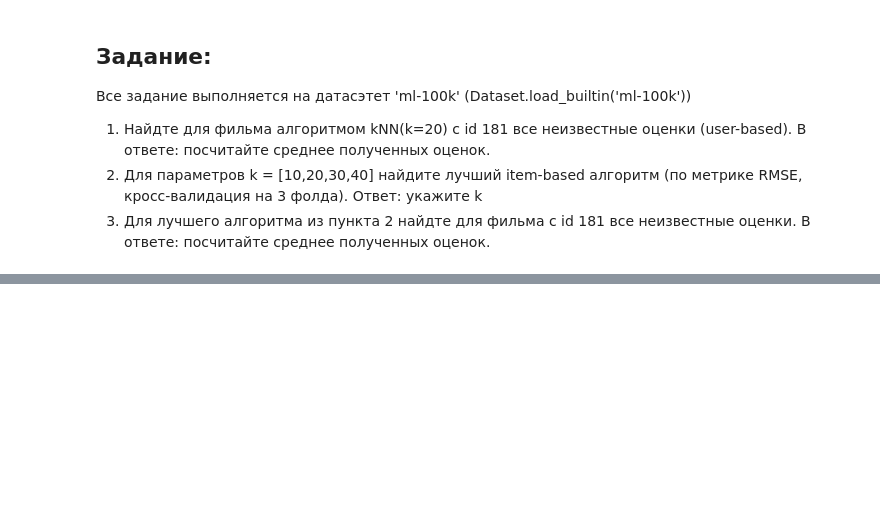
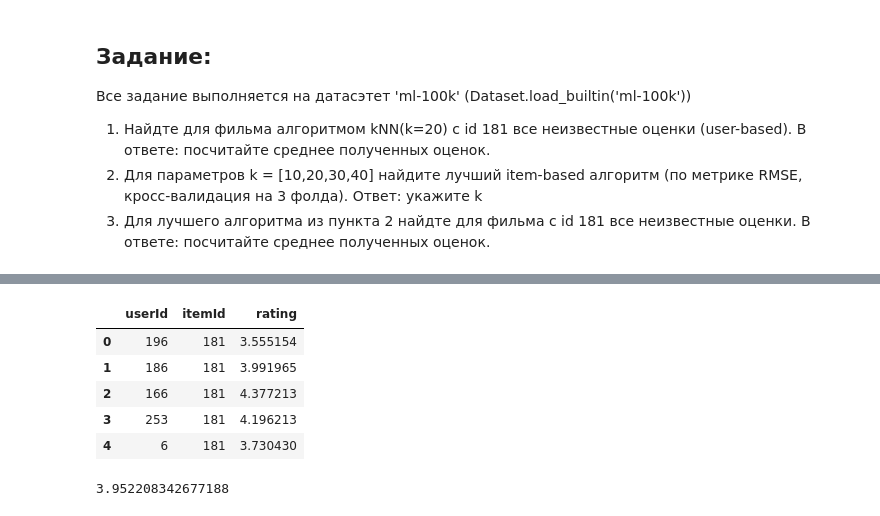
Before and after one commit to vsolodkyi/RecSystem_SkillBox, a Jupyter notebook: module_1/Skillbox_recsys_11_final.ipynb, the cells around one changed output, grey strips where cells are left out. Drawn from its saved outputs; the diff is of its cells as text; code cells hidden in the pictures; blank space fills up the shorter version.

```diff
--- a/module_1/Skillbox_recsys_11_final.ipynb
+++ b/module_1/Skillbox_recsys_11_final.ipynb
@@ -285,3 +325,11 @@ for i in [1,3,5,7,20]:
 2. Для параметров k = [10,20,30,40] найдите лучший item-based алгоритм (по метрике RMSE, кросс-валидация на 3 фолда).
 Ответ: укажите k
 3. Для лучшего алгоритма из пункта 2 найдте для фильма с id 181 все неизвестные оценки. В ответе: посчитайте среднее полученных оценок.
+# %%
+data = Dataset.load_builtin('ml-100k')#download data of films
+train = data.build_full_trainset()
+test = train.build_anti_testset()
+# %%
+sim_options = {'user_based': True }
+knn_hw1 = KNNBaseline(k=20,sim_options= sim_options, verbose=False)
+preds = knn_hw1.fit(train).test(test)
@@ -287,0 +344,20 @@ for i in [1,3,5,7,20]:
+# %%
+
+df_hw1_1 = pd.DataFrame(columns=['userId', 'itemId', 'rating'])
+# %%
+for pred in preds:
+  if int(pred.iid) == 181:
+    df_hw1_1 = df_hw1_1.append({'userId': pred.uid, 'itemId': pred.iid, 'rating': pred.est}, ignore_index=True)
+# %%
+df_hw1_1.head()
+# %% [output]
+|  | userId | itemId | rating |
+| 0 | 196 | 181 | 3.555154 |
+| 1 | 186 | 181 | 3.991965 |
+| 2 | 166 | 181 | 4.377213 |
+| 3 | 253 | 181 | 4.196213 |
+| 4 | 6 | 181 | 3.730430 |
+# %%
+df_hw1_1['rating'].mean()
+# %% [output]
+3.952208342677188
```
Also changed, not shown: parts of 20 cells of this notebook.
